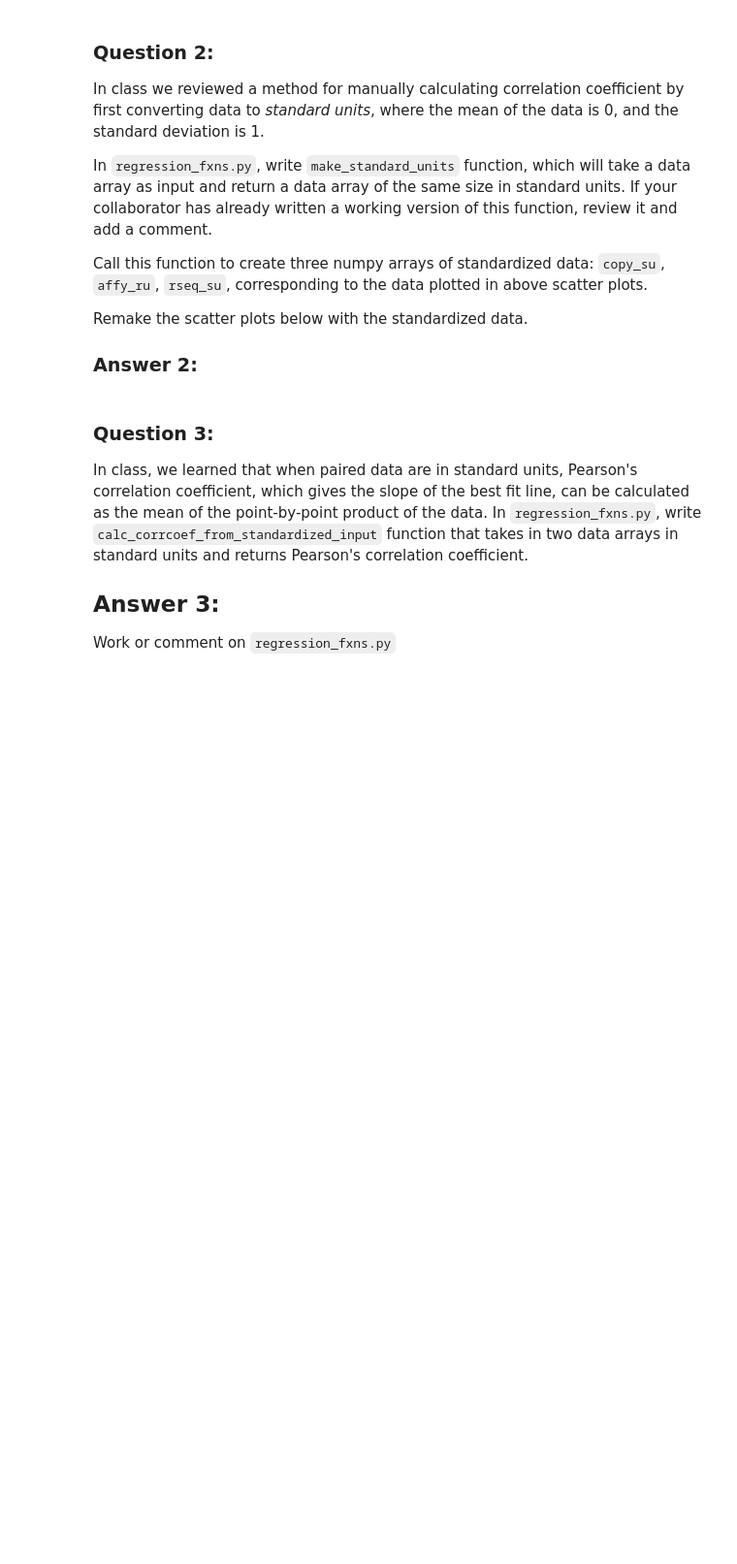
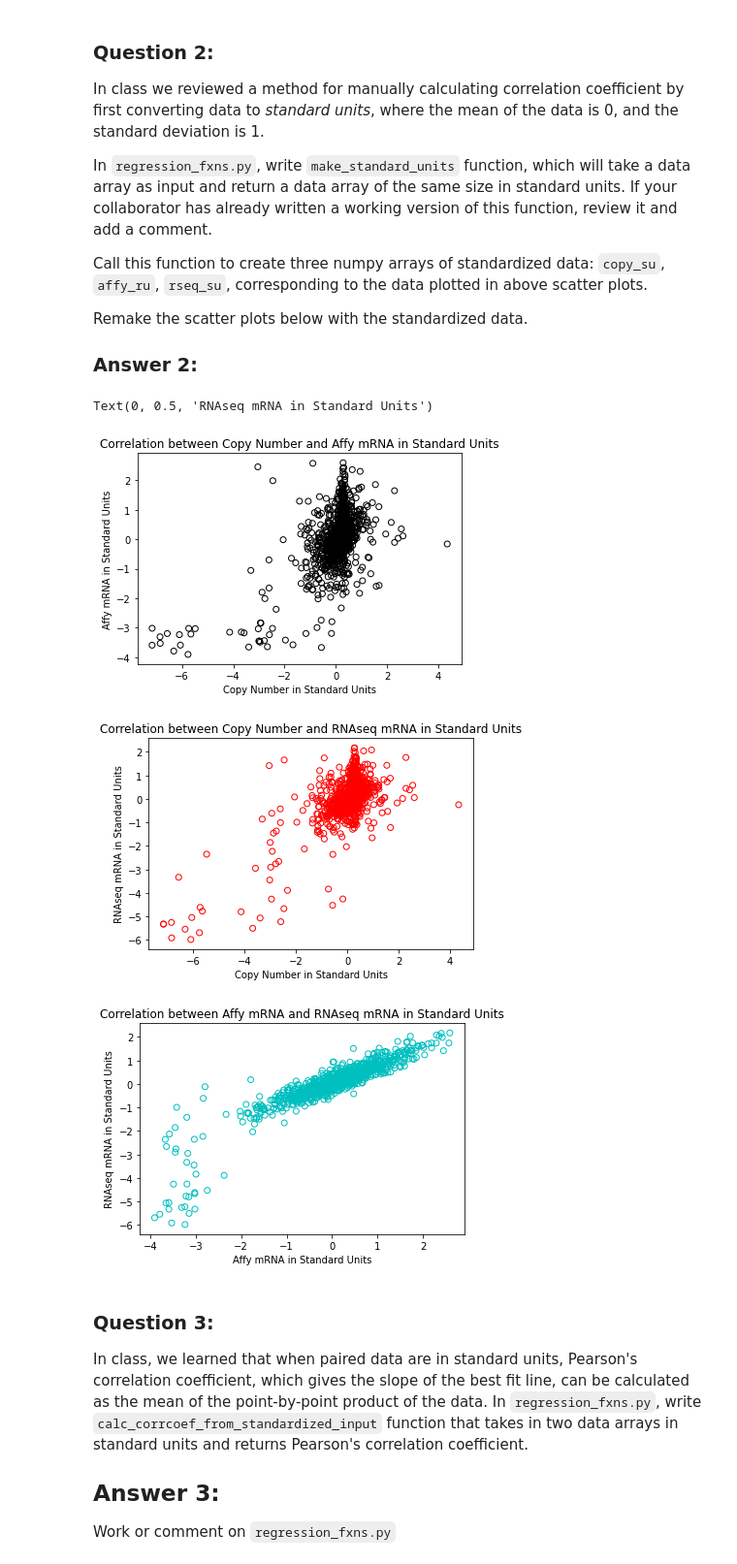
Before and after one commit to symmetricK/pten, a Jupyter notebook: hw08_horikawa.ipynb, the cells around one changed output. Shown at 97% size. Drawn from its saved outputs; the diff is of its cells as text; code cells hidden in the pictures; blank space fills up the shorter version.

```diff
--- a/hw08_horikawa.ipynb
+++ b/hw08_horikawa.ipynb
@@ -93,3 +91,32 @@ Remake the scatter plots below with the standardized data.
+# %%
+#Answer 2:
+#Create arrays of standardized data and remake scatter plots
+copy_su=regression_fxns.make_standard_units(pten_df['Copy Number'])
+affy_su=regression_fxns.make_standard_units(pten_df['mRNA Expression (Affy)'])
+rseq_su=regression_fxns.make_standard_units(pten_df['mRNA Expression (RNAseq)'])
+
+fig=plt.figure()
+plt.scatter(copy_su,affy_su,facecolors='none',edgecolors='k')
+plt.title("Correlation between Copy Number and Affy mRNA in Standard Units")
+plt.xlabel('Copy Number in Standard Units')
+plt.ylabel('Affy mRNA in Standard Units')
+
+fig=plt.figure()
+plt.scatter(copy_su,rseq_su,facecolors='none',edgecolors='r')
+plt.title("Correlation between Copy Number and RNAseq mRNA in Standard Units")
+plt.xlabel('Copy Number in Standard Units')
+plt.ylabel('RNAseq mRNA in Standard Units')
+
+fig=plt.figure()
+plt.scatter(affy_su,rseq_su,facecolors='none',edgecolors='c')
+plt.title("Correlation between Affy mRNA and RNAseq mRNA in Standard Units")
+plt.xlabel('Affy mRNA in Standard Units')
+plt.ylabel('RNAseq mRNA in Standard Units')
+# %% [output]
+Text(0, 0.5, 'RNAseq mRNA in Standard Units')
+[figure, added]
+[figure, added]
+[figure, added]
 # %% [markdown]
 ### Question 3:
 In class, we learned that when paired data are in standard units, Pearson's correlation coefficient, which gives the slope of the best fit line, can be calculated as the mean of the point-by-point product of the data.
```
Also changed, not shown: parts of 4 cells of this notebook.
